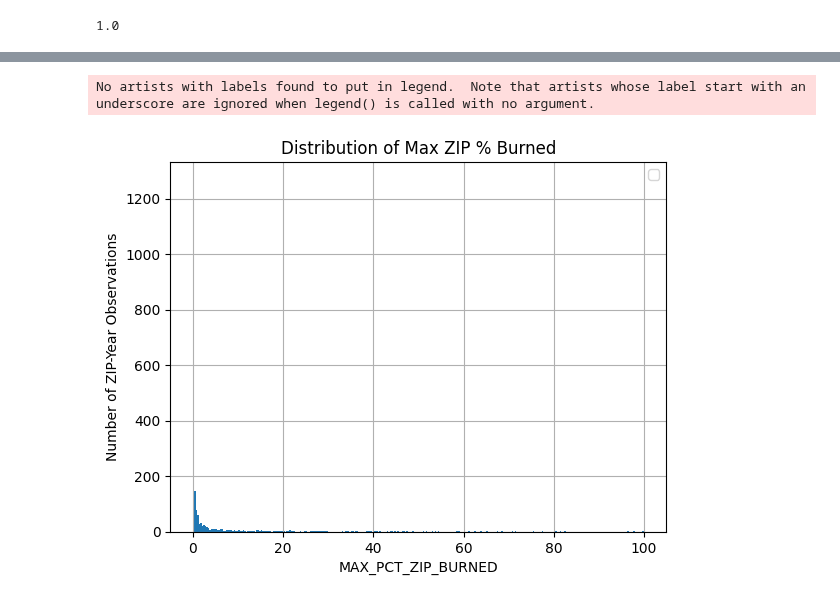
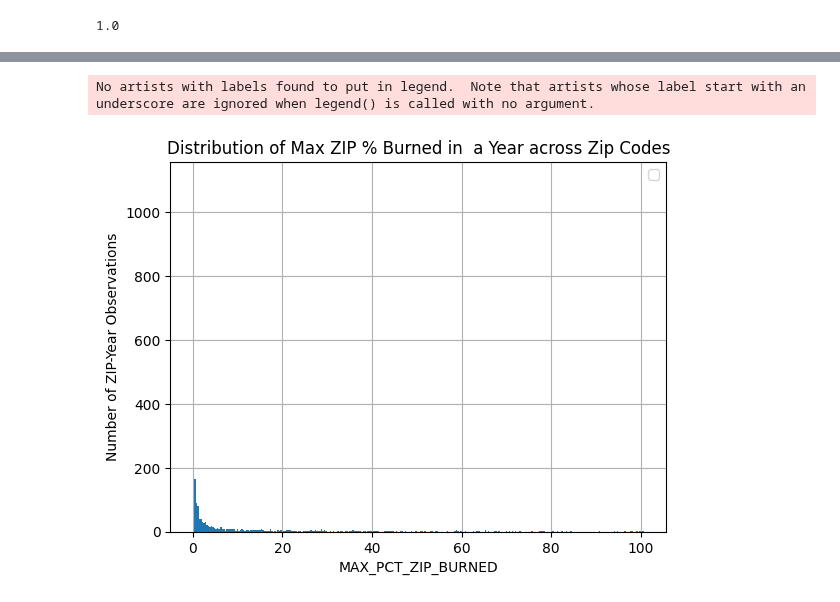
Before and after one commit to CynthiaShiyue/IDS705_MachineLearning_Project, a Jupyter notebook: 10_Data_Clean/20_Fire_Data.ipynb, the cells around one changed output, grey strips where cells are left out. Saved outputs shown, nothing was run; the diff lists cells and outputs as text; code cells hidden in the pictures.

```diff
--- a/10_Data_Clean/20_Fire_Data.ipynb
+++ b/10_Data_Clean/20_Fire_Data.ipynb
@@ -123,12 +123,12 @@ YEAR_
 2024    525
 Name: count, dtype: int64
 # %%
-# Step 3: Filter both dataset to only take data from 2012 to 2019
+# Step 3: Filter both dataset to only take data from 2012 to 2023
 # Do this cause one the years do not match
 
 # Define year range
 min_year = 2012
-max_year = 2019
+max_year = 2023
 
 # Filter both datasets
 fire_perimeter_filtered = fire_perimeter_data[
@@ -309,7 +296,16 @@ fires_cleaned["CONT_DATE"] = pd.to_datetime(fires_cleaned["CONT_DATE"], errors="
 
 # Create a new column for fire duration in days
 fires_cleaned["FIRE_DURATION_DAYS"] = (fires_cleaned["CONT_DATE"] - fires_cleaned["ALARM_DATE"]).dt.days
-fires_cleaned["FIRE_DURATION_DAYS"].value_counts()
+fires_cleaned["FIRE_DURATION_DAYS"].value_counts() # some values are negative
+
+# Remove any that is negetaive
+# Count how many rows have FIRE_DURATION_DAYS < 0
+negative_durations = (fires_cleaned["FIRE_DURATION_DAYS"] < 0).sum()
+#print(f"Number of negative durations: {negative_durations}") # there's 5, I'll assume it was a mistake
+
+# Keep only rows where FIRE_DURATION_DAYS is greater than 0
+fires_cleaned = fires_cleaned[fires_cleaned["FIRE_DURATION_DAYS"] > 0]
+
 
 # Results:
 # 0 days: ~1,862 fires started and were contained on the same day (controlled burns, quick response, or very minor incidents).
@@ -385,17 +367,17 @@ final_fire_data.reset_index(inplace=True)
 # %%
 final_fire_data["MAX_PCT_ZIP_BURNED"].describe(percentiles=[.25, .5, .75, .9, .95])
 
 import matplotlib.pyplot as plt
 final_fire_data["MAX_PCT_ZIP_BURNED"].hist(bins=300)
 
 plt.legend()
-plt.title("Distribution of Max ZIP % Burned")
+plt.title("Distribution of Max ZIP % Burned in  a Year across Zip Codes")
 plt.xlabel("MAX_PCT_ZIP_BURNED")
 plt.ylabel("Number of ZIP-Year Observations")
 plt.show()
 # %% [output]
 No artists with labels found to put in legend.  Note that artists whose label start with an underscore are ignored when legend() is called with no argument.
-[figure, old version]
+[figure, new version]
 # %%
 # Drop ZIPs starting with '000' since we are focusing on real residential ZIPs, those zip codes do NOT contain homes
 final_fire_data = final_fire_data[~final_fire_data['ZIP_CODE'].str.startswith("000")] #Ignore unrecognizable ZIPs when reporting fire impact
```
Also changed, not shown: parts of 11 cells of this notebook, 8 other files.
